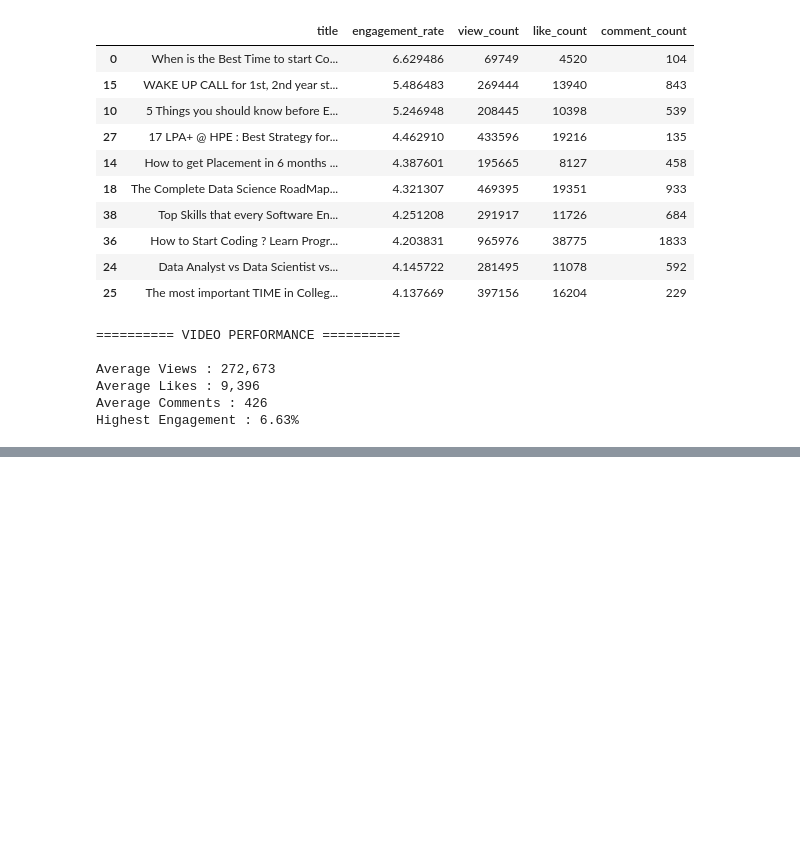
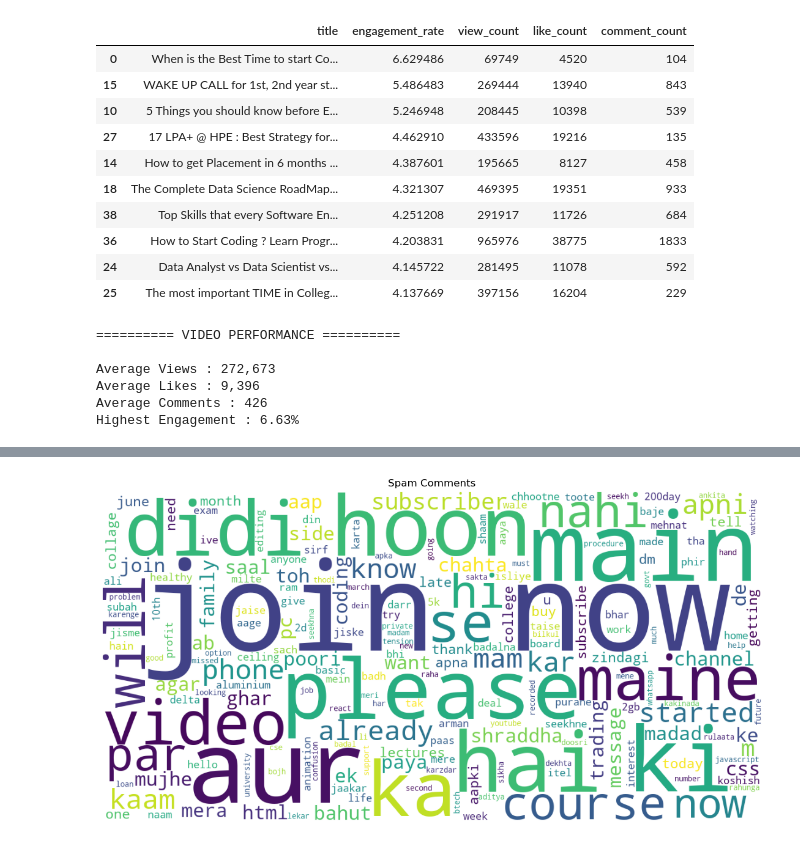
Before and after one commit to aryandhiman01/Influence_IQ, a Jupyter notebook: notebook/03_Advanced_Visual_Analytics.ipynb, the cells around one changed output, grey strips where cells are left out. Cells and saved outputs as stored; diff of their text form; code cells hidden in the pictures; blank space fills up the shorter version.

```diff
--- a/notebook/03_Advanced_Visual_Analytics.ipynb
+++ b/notebook/03_Advanced_Visual_Analytics.ipynb
@@ -614,0 +1153,44 @@ Highest Engagement : 6.63%
+# %%
+spam_text = " ".join(
+
+    comments_df
+
+    [
+
+        comments_df["is_spam"]
+
+    ]
+
+    ["clean_comment"]
+
+    .fillna("")
+
+)
+
+if spam_text.strip():
+
+    wordcloud = WordCloud(
+
+        width=1200,
+
+        height=600,
+
+        background_color="white"
+
+    ).generate(spam_text)
+
+    plt.figure(figsize=(15,7))
+
+    plt.imshow(wordcloud)
+
+    plt.axis("off")
+
+    plt.title("Spam Comments")
+
+    plt.show()
+
+else:
+
+    print("No Spam Comments Available")
+# %% [output]
+[figure, added]
```
Also changed, not shown: parts of 29 cells of this notebook, 13 other files.
